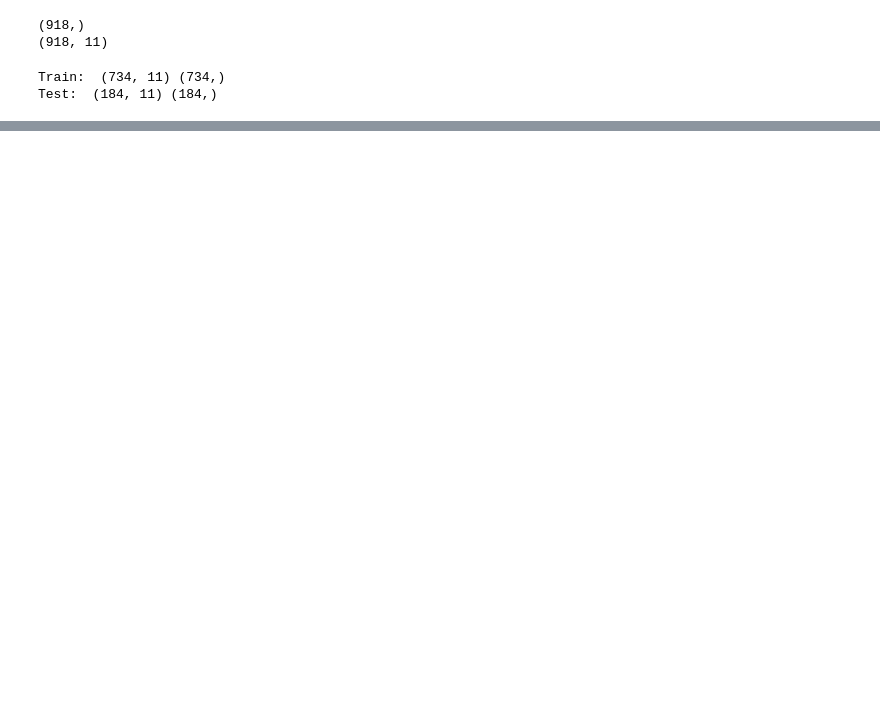
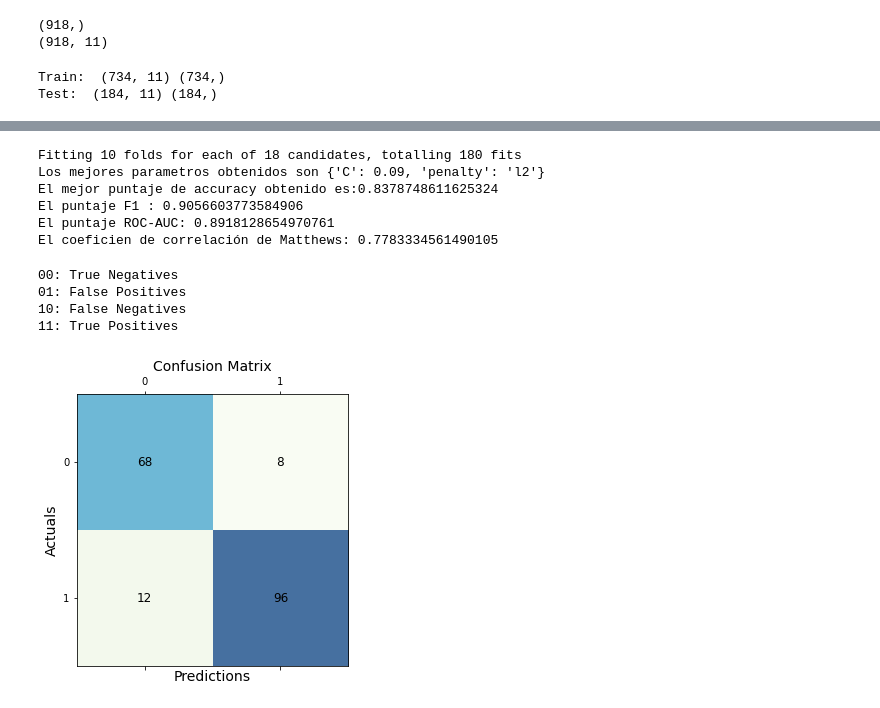
Before and after one commit to jessicacastillo16/Proyecto_Final_IA, a Jupyter notebook: Proyecto_IA.ipynb, the cells around one changed output, grey strips where cells are left out. Drawn from its saved outputs; the diff is of its cells as text; code cells hidden in the pictures; blank space fills up the shorter version.

```diff
--- a/Proyecto_IA.ipynb
+++ b/Proyecto_IA.ipynb
@@ -45,6 +93,7 @@ dataHeartDisese.head(10)
 # %%
+#Con los valores ya limpios se divide la base de datos en etiqueta de salida y caracteristicas
 etiqueta = dataHeartDisese.iloc[:,11].values
-caracteristicas = dataHeartDisese.iloc[:,:11].values
+caracteristicas = Categoricas.iloc[:,:11].values
 print(etiqueta.shape)
 print(caracteristicas.shape)
 # %% [output]
@@ -145,0 +115,54 @@ for iter in np.arange(1000,20000,1000):
+# %%
+# Se definen algunas funciones para facilitar la comparación de los resultados de los modelos
+# Para optimizar los hiperparametros se hace un Grid Search,
+
+def Optimize(classifier, params,X_train, y_train, cv=10 ):
+    grid = GridSearchCV(classifier, params, cv=KFold(n_splits=cv), n_jobs=1, verbose=1, return_train_score=True, scoring='accuracy', refit=True)
+    grid.fit(X_train, y_train)
+    return grid
+
+# De la funcion de GridSearch también se extraen los mejores puntajes obtenidos y los mejores parametros.
+def best_scores(model):
+    print(f'Los mejores parametros obtenidos son {model.best_params_}')
+    print(f'El mejor puntaje de accuracy obtenido es:{model.best_score_}')
+
+# Se crea un funcion que imprime en el terminal las métricas usadas F1,ROC-AUC SCORE Y MCC
+def metrics(y_pred,y_test):
+    print("El puntaje F1 :", f1_score(y_test, y_pred))
+    print("El puntaje ROC-AUC:",roc_auc_score(y_test,y_pred))
+    print("El coeficien de correlación de Matthews:",matthews_corrcoef(y_test,y_pred))
+
+def plot_confusion_matrix(y_pred,y_test):
+    print('00: True Negatives\n01: False Positives\n10: False Negatives\n11: True Positives\n')
+    conf_matrix = confusion_matrix(y_true=y_test, y_pred=y_pred)
+    fig, ax = plt.subplots(figsize=(5, 5))
+    ax.matshow(conf_matrix, cmap='GnBu', alpha=0.75)
+    for i in range(conf_matrix.shape[0]):
+        for j in range(conf_matrix.shape[1]):
+            ax.text(x=j, y=i,s=conf_matrix[i, j], va='center', ha='center', size='large')
+    plt.xlabel('Predictions', fontsize=14)
+    plt.ylabel('Actuals', fontsize=14)
+    plt.title('Confusion Matrix', fontsize=14)
+    plt.show()
+# %%
+lr_params = {'C':[0.001,.009,0.01,.09,0.9,1,9,10,9], 'penalty':['l1', 'l2']} #lasso and ridge regression
+clf = LogisticRegression(random_state=100, solver='liblinear', max_iter=1000000)
+lr_model = Optimize(clf, lr_params,car_train,etiq_train)
+best_scores(lr_model)
+etiq_pred=lr_model.predict(car_test)
+metrics(etiq_pred,etiq_test)
+# %% [output]
+Fitting 10 folds for each of 18 candidates, totalling 180 fits
+Los mejores parametros obtenidos son {'C': 0.09, 'penalty': 'l2'}
+El mejor puntaje de accuracy obtenido es:0.8378748611625324
+El puntaje F1 : 0.9056603773584906
+El puntaje ROC-AUC: 0.8918128654970761
+El coeficien de correlación de Matthews: 0.7783334561490105
+# %%
+plot_confusion_matrix(etiq_pred,etiq_test)
+# %% [output]
+00: True Negatives
+01: False Positives
+10: False Negatives
+11: True Positives
+[figure, added]
```
Also changed, not shown: parts of 12 cells of this notebook.
